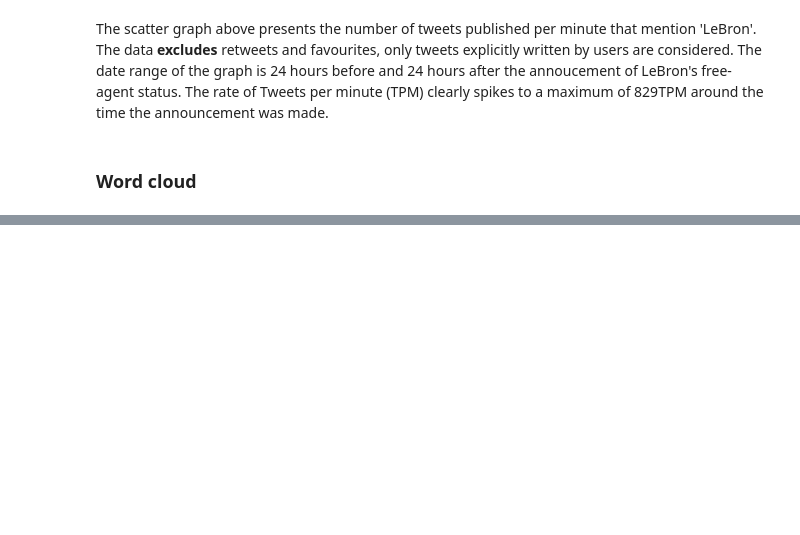
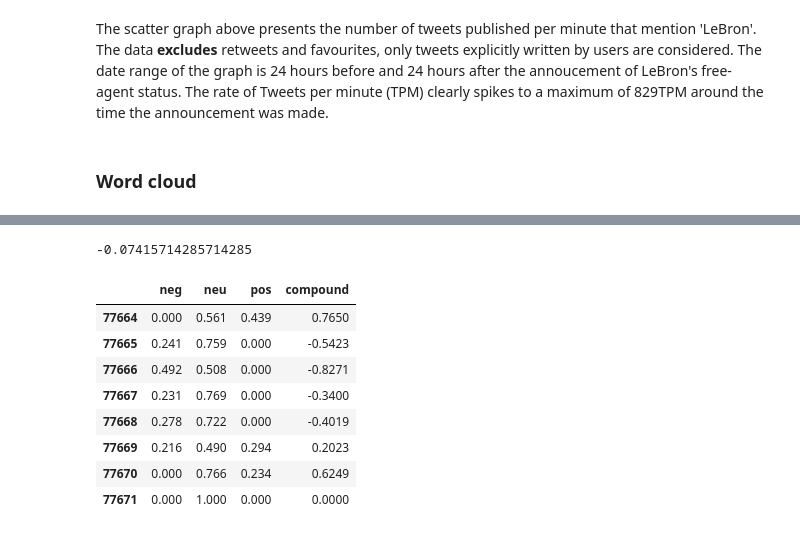
Before and after one commit to lrbachtiar/past_projects, a Jupyter notebook: lebron_decision/Twitter_data.ipynb, the cells around one changed output, grey strips where cells are left out. Cells and saved outputs as stored; diff of their text form; code cells hidden in the pictures; blank space fills up the shorter version.

Commit message:
sentiment lebron tweets

```diff
--- a/lebron_decision/Twitter_data.ipynb
+++ b/lebron_decision/Twitter_data.ipynb
@@ -130,0 +132,13 @@ plt.show()
+# %%
+sid = SentimentIntensityAnalyzer()
+# %%
+sentdata = pd.DataFrame(columns=['neg', 'neu', 'pos', 'compound'])
+
+test = sub_df.text[:]
+
+for idxc, sentence in enumerate(test):
+    if (idxc%10000)==0:
+        print("{0:.2f}".format(idxc/len(test)*100))
+    ss = sid.polarity_scores(sentence)
+    sentdata = sentdata.append(pd.DataFrame(ss, index=[0]))
+sentdata = sentdata.reset_index(drop=True)
@@ -130,0 +154,15 @@ plt.show()
+# %%
+# time of tweet #edate = datetime.datetime(2018,7,1,23,0,0)
+
+sdate = datetime.datetime(2018,6,30,23,0,0)
+edate = datetime.datetime(2018,7,2,23,0,0)
+date_df = []
+date_df.append(sdate)
+
+date = sdate
+while date < edate:
+    date += datetime.timedelta(minutes=1)
+    date_df.append(date)
+# %%
+tweet_sent=[]
+mask = (sub_df['date'] <= date_df[1]) & (sub_df['date'] > date_df[0])
@@ -130,0 +198,16 @@ plt.show()
+# %%
+res
+# %% [output]
+-0.07415714285714285
+# %%
+sentdata.loc[mask]
+# %% [output]
+|  | neg | neu | pos | compound |
+| 77664 | 0.000 | 0.561 | 0.439 | 0.7650 |
+| 77665 | 0.241 | 0.759 | 0.000 | -0.5423 |
+| 77666 | 0.492 | 0.508 | 0.000 | -0.8271 |
+| 77667 | 0.231 | 0.769 | 0.000 | -0.3400 |
+| 77668 | 0.278 | 0.722 | 0.000 | -0.4019 |
+| 77669 | 0.216 | 0.490 | 0.294 | 0.2023 |
+| 77670 | 0.000 | 0.766 | 0.234 | 0.6249 |
+| 77671 | 0.000 | 1.000 | 0.000 | 0.0000 |
```
Also changed, not shown: parts of 11 cells of this notebook.
